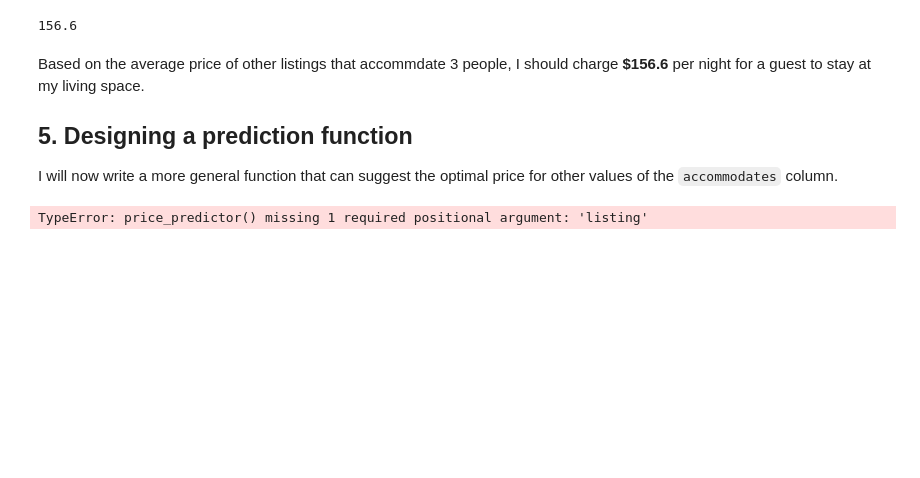
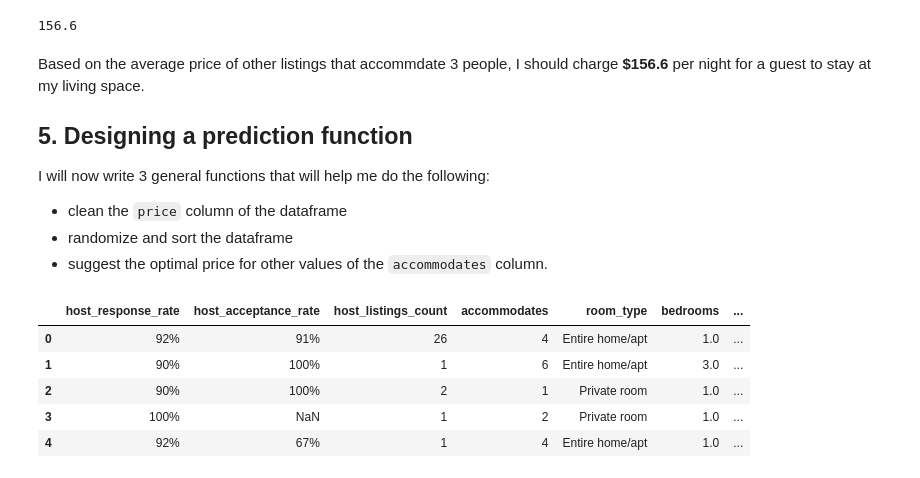
Before and after one commit to harera3/ML_Blueprints, a Jupyter notebook: AirBnB_project.ipynb, the cells around one changed output. Saved outputs shown, nothing was run; the diff lists cells and outputs as text; code cells hidden in the pictures; blank space fills up the shorter version.

Commit message:
1.5 prediction functions

```diff
--- a/AirBnB_project.ipynb
+++ b/AirBnB_project.ipynb
@@ -175,7 +175,10 @@ avg_price
 Based on the average price of other listings that accommdate 3 people, I should charge **$156.6** per night for a guest to stay at my living space.
 
 ## 5. Designing a prediction function
-I will now write a more general function that can suggest the optimal price for other values of the `accommodates` column.
+I will now write 3 general functions that will help me do the following:
+- clean the `price` column of the dataframe
+- randomize and sort the dataframe
+- suggest the optimal price for other values of the `accommodates` column.
 # %%
 # data-cleaning function
 def price_cleaner(df):
@@ -192,24 +195,21 @@ def random_sorter(df):
 # price-predicting function
 def price_predictor(df, listing):
     df_copy = df.copy()
-    df_copy['euclid'] = df_copy['accommodates'].appyly(
-        lambda x: np.abs(x-listing))
-    df_copy = df_copy.sort_values('distance')
+    df_copy['euclid'] = df_copy['accommodates'].apply(
+        lambda x: np.abs(x - listing))
+    df_copy = df_copy.sort_values('euclid')
     KNN_5 = df_copy.iloc[0:5]['price']
-    predicted_price = KNN_5.mean()
-    return predicted_price
-
-# combining 3 functions
-def fast_predictor(df, listing):
-    price_cleaner(df)
-    random_sorter(df)
-    price_predictor(listing)
-    return predicted_price
-
-# trying our function
-dc1 = pd.read_csv('data/dc_airbnb.csv')
-accommodates_4 = 4
-acc_4_price = fast_predictor(dc1, accommodates_4)
-acc_4_price
+    listing_price = KNN_5.mean()
+    return listing_price
-# %% [output]
-TypeError: price_predictor() missing 1 required positional argument: 'listing'
+# %%
+dc_1 = pd.read_csv('data/dc_airbnb.csv')
+# %%
+dc1_clean = price_cleaner(dc_1)
+dc1_clean.head()
+# %% [output]
+|  | host_response_rate | host_acceptance_rate | host_listings_count | accommodates | room_type | bedrooms | ... |
+| 0 | 92% | 91% | 26 | 4 | Entire home/apt | 1.0 | ... |
+| 1 | 90% | 100% | 1 | 6 | Entire home/apt | 3.0 | ... |
+| 2 | 90% | 100% | 2 | 1 | Private room | 1.0 | ... |
+| 3 | 100% | NaN | 1 | 2 | Private room | 1.0 | ... |
+| 4 | 92% | 67% | 1 | 4 | Entire home/apt | 1.0 | ... |
```
Also changed, not shown: parts of 7 cells of this notebook.
